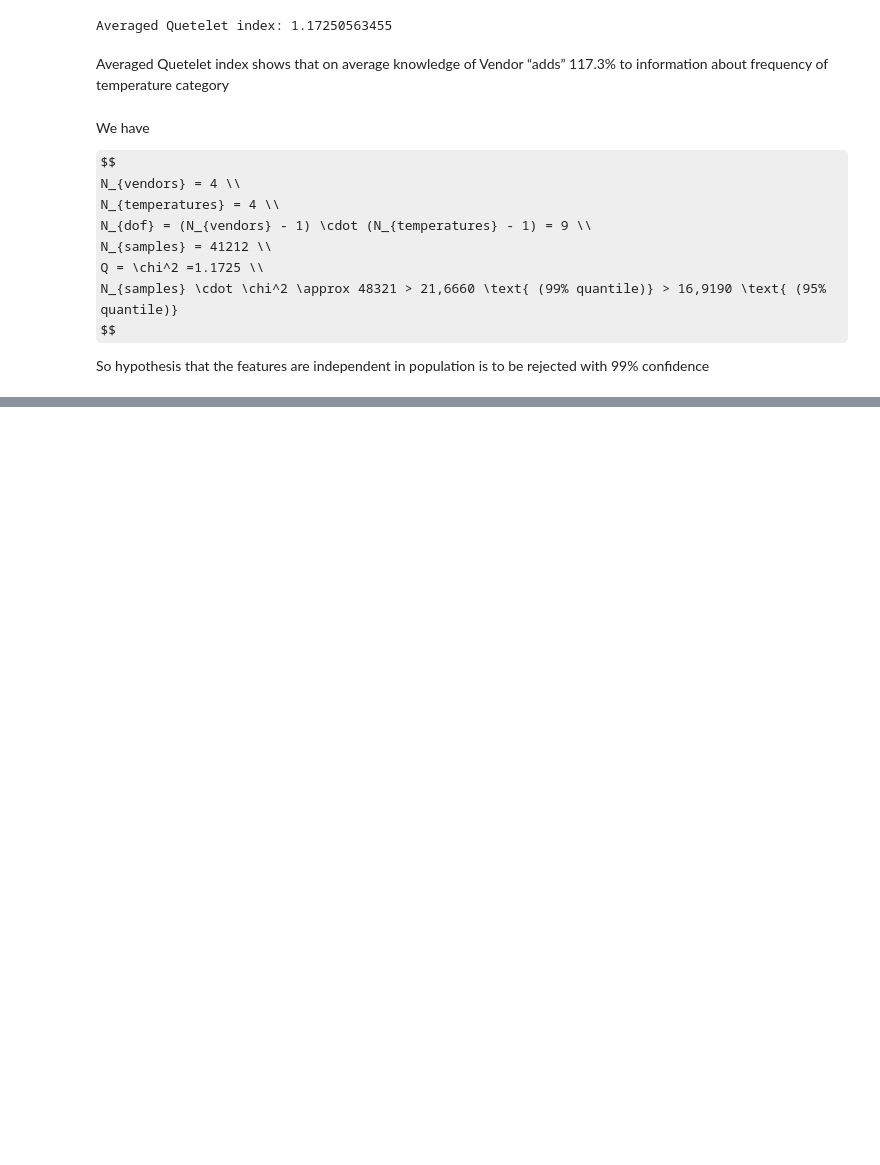
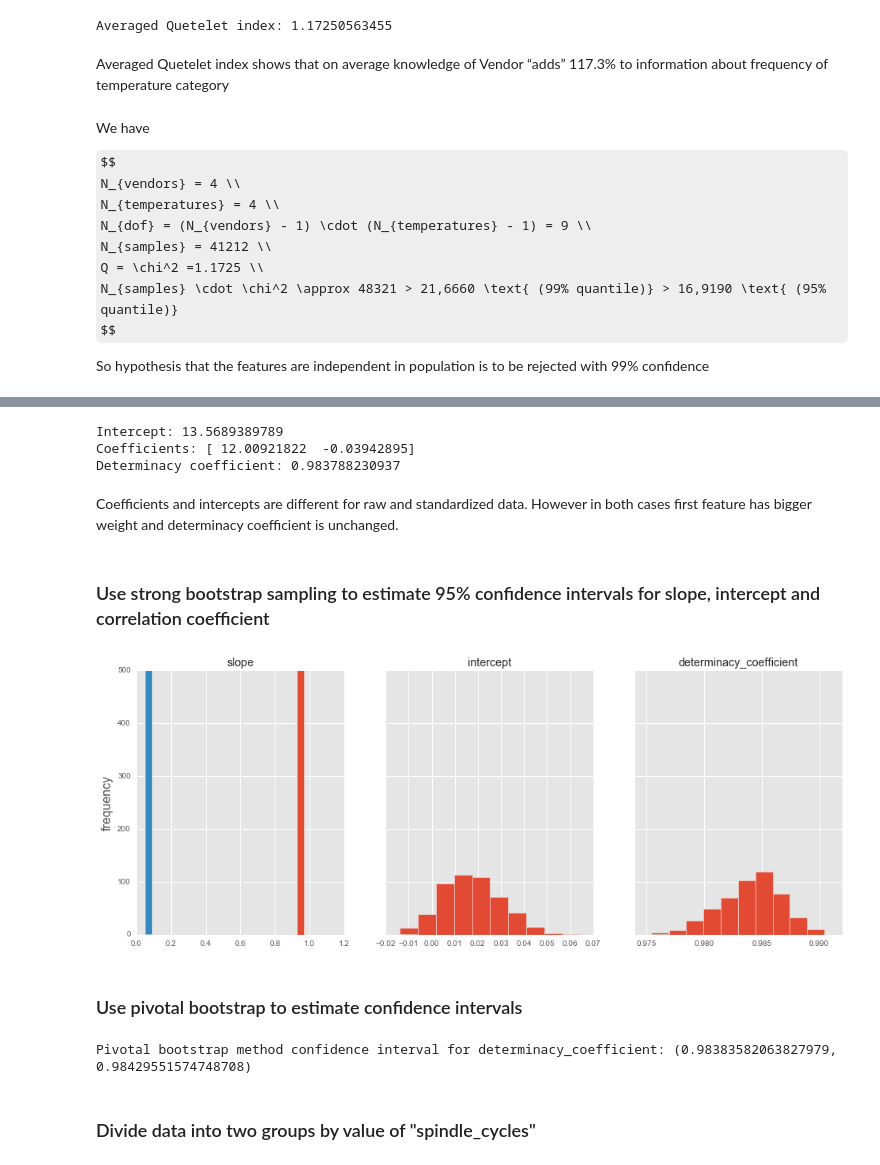
Before and after one commit to IIoTeP9HuY/Data_Analysis_and_Data_Mining_Class, a Jupyter notebook: Report.ipynb, the cells around one changed output, grey strips where cells are left out. Saved outputs shown, nothing was run; the diff lists cells and outputs as text; code cells hidden in the pictures; some formulas as TeX source; blank space fills up the shorter version.

```diff
--- a/Report.ipynb
+++ b/Report.ipynb
@@ -800,0 +866,71 @@ So hypothesis that the features are independent in population is to be rejected
+# %%
+from sklearn import preprocessing
+
+x_standard = np.vstack([
+    preprocessing.scale(clean_data["power_cycles"].values),
+    preprocessing.scale(clean_data["load_cycles"].values),
+]).T
+
+clf_standard = linear_model.LinearRegression()
+model_standard = clf.fit(x_standard, y)
+
+determinacy_coefficient = model_standard.score(x_standard, y)
+
+print("Intercept:", model_standard.intercept_)
+print("Coefficients:", model_standard.coef_)
+print("Determinacy coefficient:", determinacy_coefficient)
+# %% [output]
+Intercept: 13.5689389789
+Coefficients: [ 12.00921822  -0.03942895]
+Determinacy coefficient: 0.983788230937
+# %% [markdown]
+Coefficients and intercepts are different for raw and standardized data. However in both cases first feature has bigger weight and determinacy coefficient is unchanged.
+# %% [markdown]
+### Use strong bootstrap sampling to estimate 95% confidence intervals for slope, intercept and correlation coefficient
+# %%
+sample_count = 500
+sample_size = len(clean_data)
+
+slopes = np.zeros((sample_count, 2))
+intercepts = np.zeros(sample_count)
+determinacy_coefficients = np.zeros(sample_count)
+
+for i in range(sample_count):
+    indices = np.random.randint(len(x), size=sample_size)
+    from sklearn import linear_model
+    clf = linear_model.LinearRegression()
+    model = clf.fit(x[indices], y[indices])
+    determinacy_coefficient = model.score(x[indices], y[indices])
+
+    slopes[i] = model.coef_
+    intercepts[i] = model.intercept_
+    determinacy_coefficients[i] = determinacy_coefficient
+# %%
+fig, ax = subplots(1, 3, sharey=True, figsize=(16, 6))
+ax[0].set_ylabel("frequency", fontsize=16)
+ax[0].set_title("slope")
+axes = ax[0].hist(slopes)
+ax[1].set_title("intercept")
+axes = ax[1].hist(intercepts)
+ax[2].set_title("determinacy_coefficient")
+axes = ax[2].hist(determinacy_coefficients)
+# %% [output]
+[figure, added]
+# %% [markdown]
+### Use pivotal bootstrap to estimate confidence intervals
+# %%
+def computePivotalConfidenceInterval(values):
+    N = sqrt(len(values))
+    mean_value = values.mean()
+    std_value = values.std()
+    delta_value = z_confidence * std_value / N
+    return (mean_value - delta_value, mean_value + delta_value)
+
+pivotal_bootstrap_interval_determinacy_coefficient = computePivotalConfidenceInterval(determinacy_coefficients)
+
+print("Pivotal bootstrap method confidence interval for determinacy_coefficient:", \
+    pivotal_bootstrap_interval_determinacy_coefficient)
+# %% [output]
+Pivotal bootstrap method confidence interval for determinacy_coefficient: (0.98383582063827979, 0.98429551574748708)
+# %% [markdown]
+### Divide data into two groups by value of "spindle_cycles"
```
Also changed, not shown: parts of 17 cells of this notebook.
